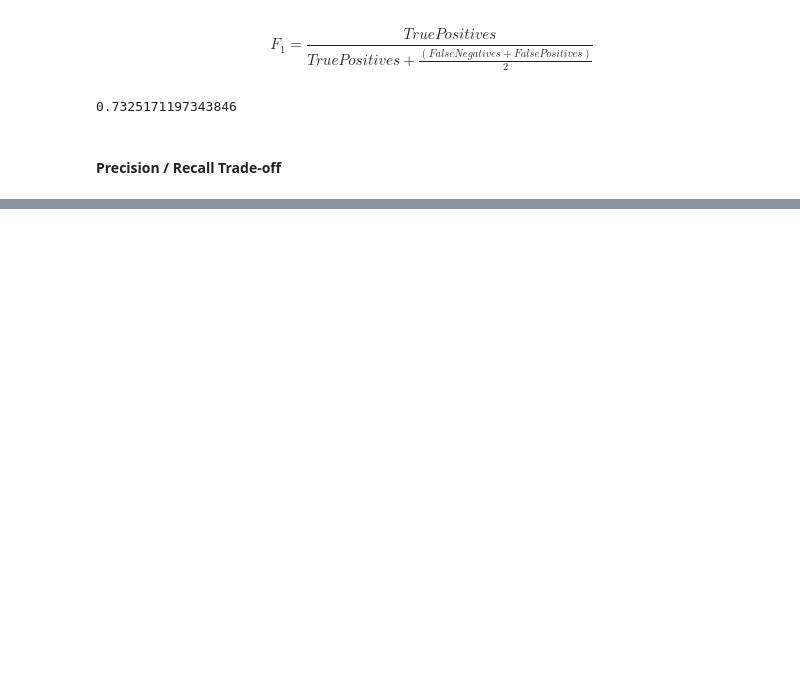
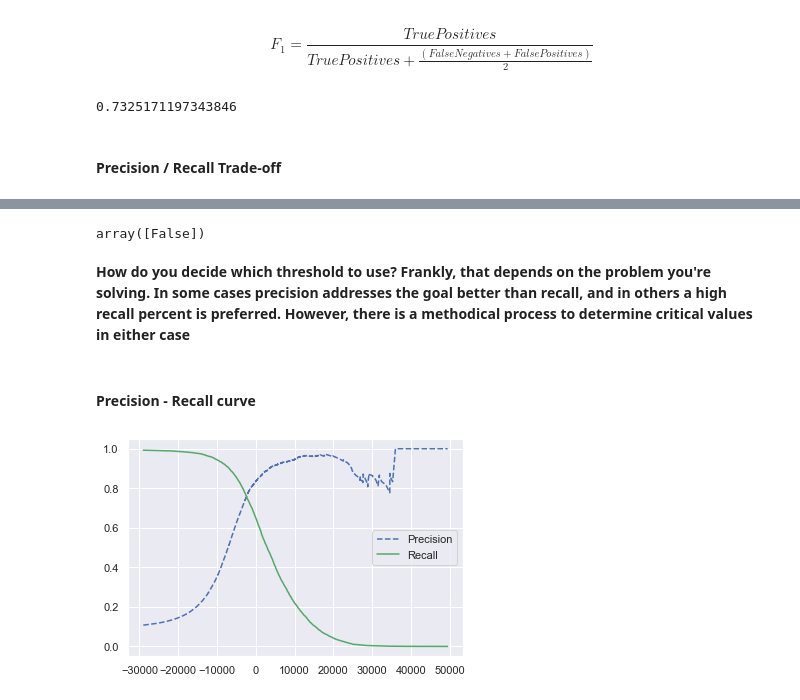
Before and after one commit to HyerQuality/O-Reilly-Hands-On-Machine-Learning, a Jupyter notebook: Chapter 3/Chapter 3 - Classification.ipynb, the cells around one changed output, grey strips where cells are left out. Drawn from its saved outputs; the diff is of its cells as text; code cells hidden in the pictures; blank space fills up the shorter version.

```diff
--- a/Chapter 3/Chapter 3 - Classification.ipynb
+++ b/Chapter 3/Chapter 3 - Classification.ipynb
@@ -190,0 +207,31 @@ f1_score(y_train_5, y_train_pred)
+# %%
+' Demonstrate a manually chosen threshold'
+threshold = 8000
+y_digit_pred = (y_scores > threshold)
+y_digit_pred
+# This is one example showing that raising the threshold reduces the recall
+# %% [output]
+array([False])
+# %% [markdown]
+<b> How do you decide which threshold to use? Frankly, that depends on the problem you're solving.  In some cases precision addresses the goal better than recall, and in others a high recall percent is preferred.  However, there is a methodical process to determine critical values in either case </b>
+# %% [markdown]
+#### Precision - Recall curve
+# %%
+' First use sklearns cross_val_predict function but set the "method" paramter to "decision_function" to return the prediction scores instead of their transformed predictions'
+y_scores = cross_val_predict(sgd_clf, X_train, y_train_5, cv=3, method='decision_function')
+# %%
+' Next use sklearns precision_recall_curve function to generate the plot values'
+from sklearn.metrics import precision_recall_curve
+
+precisions, recalls, thresholds = precision_recall_curve(y_train_5, y_scores)
+# %%
+' Then plot the values to observe the curves'
+def plot_precision_recall_vs_threshold(precisions, recalls, thresholds):
+    plt.plot(thresholds[-50000:], precisions[-50000:], 'b--', label='Precision')
+    plt.plot(thresholds[-50000:], recalls[-50000:], 'g-', label='Recall')
+    plt.legend()
+
+plot_precision_recall_vs_threshold(precisions, recalls, thresholds)
+plt.show()
+# %% [output]
+[figure, added]
```
Also changed, not shown: parts of 19 cells of this notebook.
